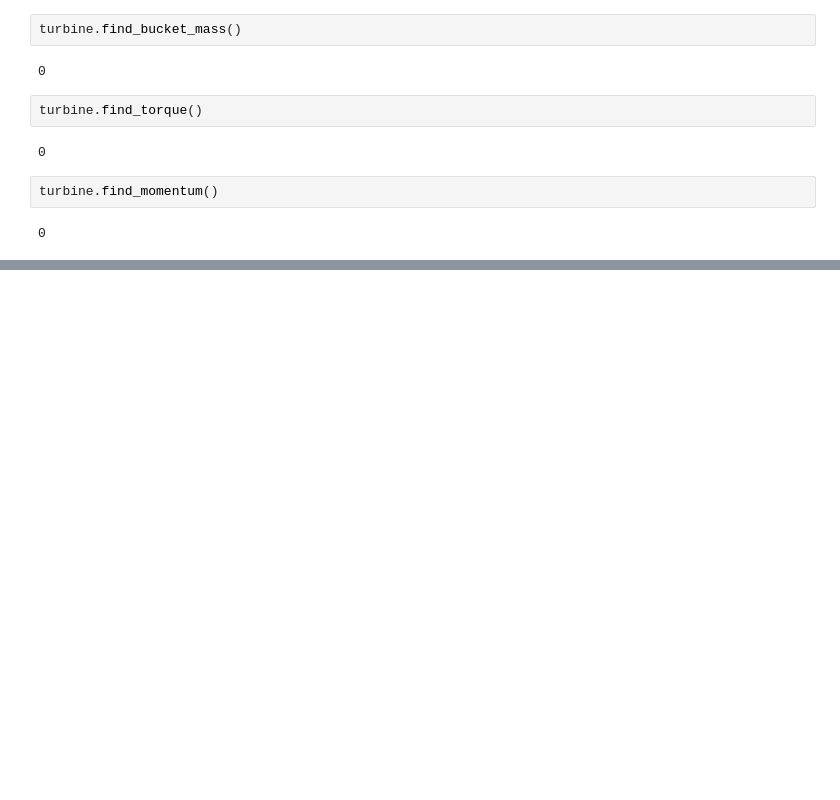
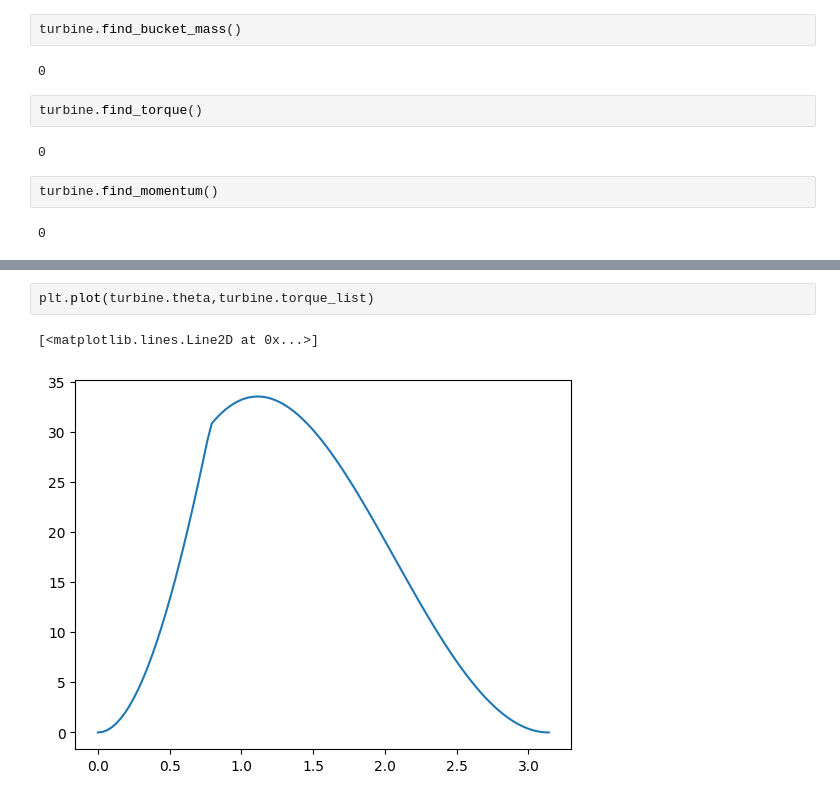
Before and after one commit to pilipb/DP4-code, a Jupyter notebook: test.ipynb, the cells around one changed output, grey strips where cells are left out. Drawn from its saved outputs; the diff is of its cells as text; blank space fills up the shorter version.

```diff
--- a/test.ipynb
+++ b/test.ipynb
@@ -47,0 +67,5 @@ ValueError: The truth value of an array with more than one element is ambiguous.
+# %%
+plt.plot(turbine.theta,turbine.torque_list)
+# %% [output]
+[<matplotlib.lines.Line2D at 0x...>]
+[figure, added]
```
Also changed, not shown: parts of 5 cells of this notebook, 2 other files.
